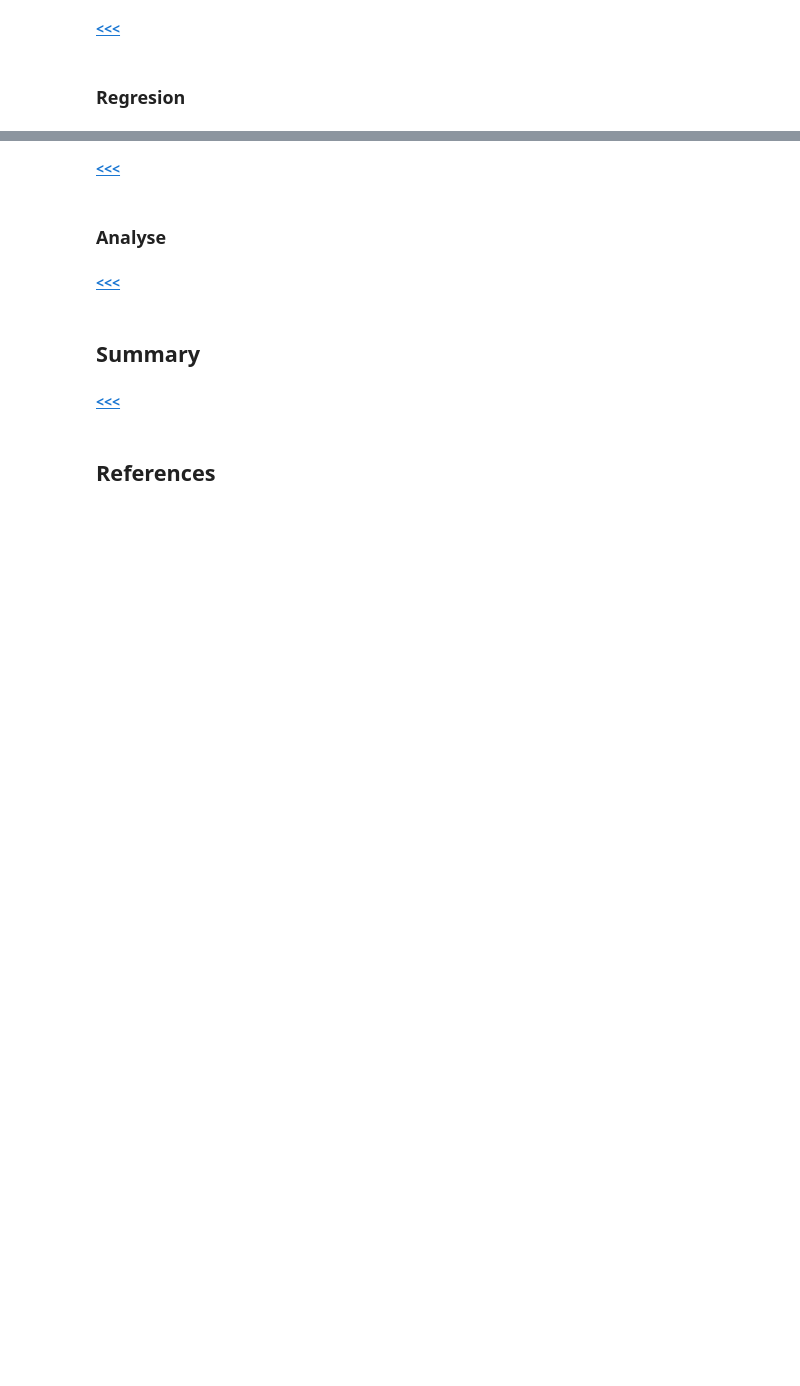
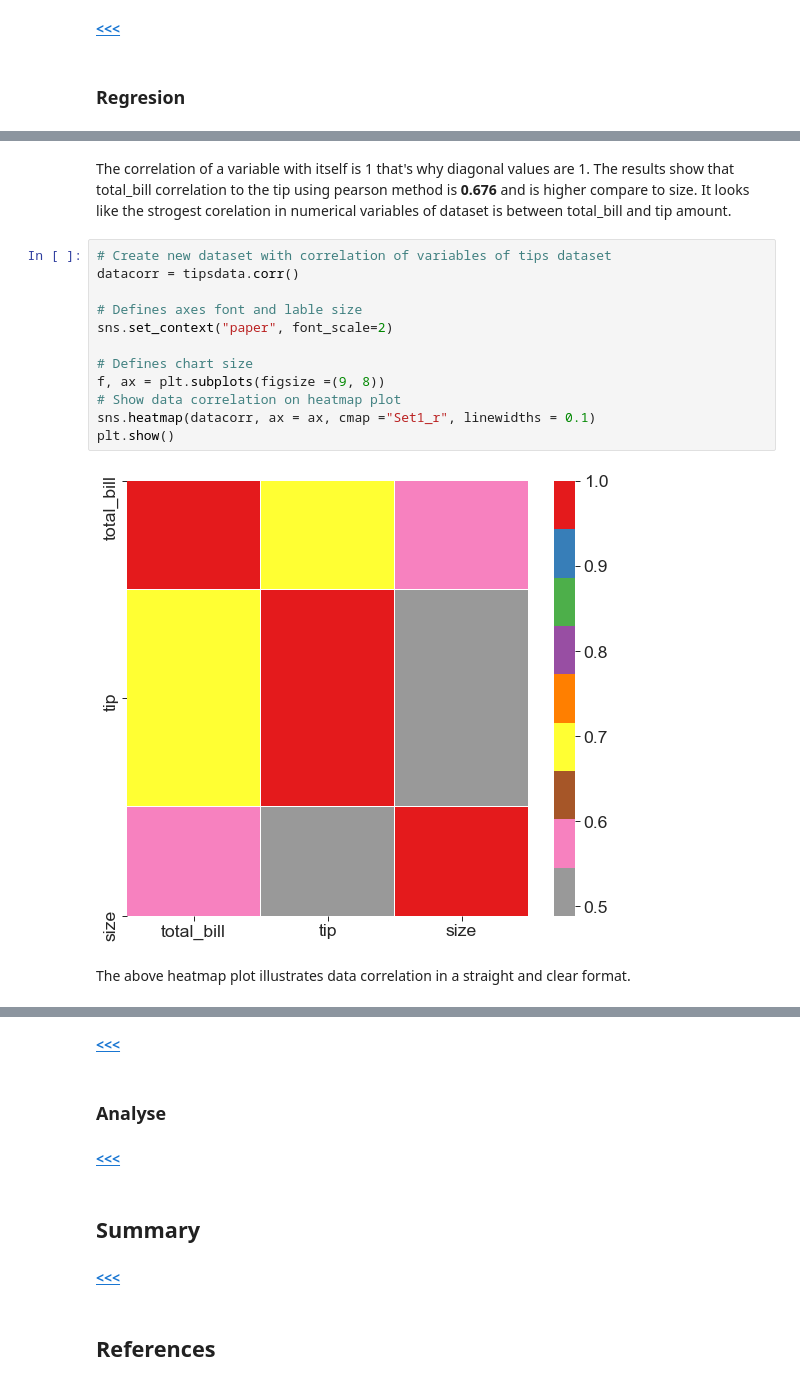
Before and after one commit to G00376332/52446_Project, a Jupyter notebook: Tips_Project.ipynb, the cells around one changed output, grey strips where cells are left out. Saved outputs shown, nothing was run; the diff lists cells and outputs as text; blank space fills up the shorter version.

Commit message:
Create and update investigation and correlation sub section of Regression

```diff
--- a/Tips_Project.ipynb
+++ b/Tips_Project.ipynb
@@ -301,0 +313,18 @@ tipsdata.corr()
+# %% [markdown]
+The correlation of a variable with itself is 1 that's why diagonal values are 1. The results show that total_bill correlation to the tip using pearson method is **0.676** and is higher compare to size. It looks like the strogest corelation in numerical variables of dataset is between total_bill and tip amount.
+# %%
+# Create new dataset with correlation of variables of tips dataset
+datacorr = tipsdata.corr()
+
+# Defines axes font and lable size
+sns.set_context("paper", font_scale=2)
+
+# Defines chart size
+f, ax = plt.subplots(figsize =(9, 8))
+# Show data correlation on heatmap plot
+sns.heatmap(datacorr, ax = ax, cmap ="Set1_r", linewidths = 0.1)
+plt.show()
+# %% [output]
+[figure, added]
+# %% [markdown]
+The above heatmap plot illustrates data correlation in a straight and clear format.
```
Also changed, not shown: parts of 16 cells of this notebook.
